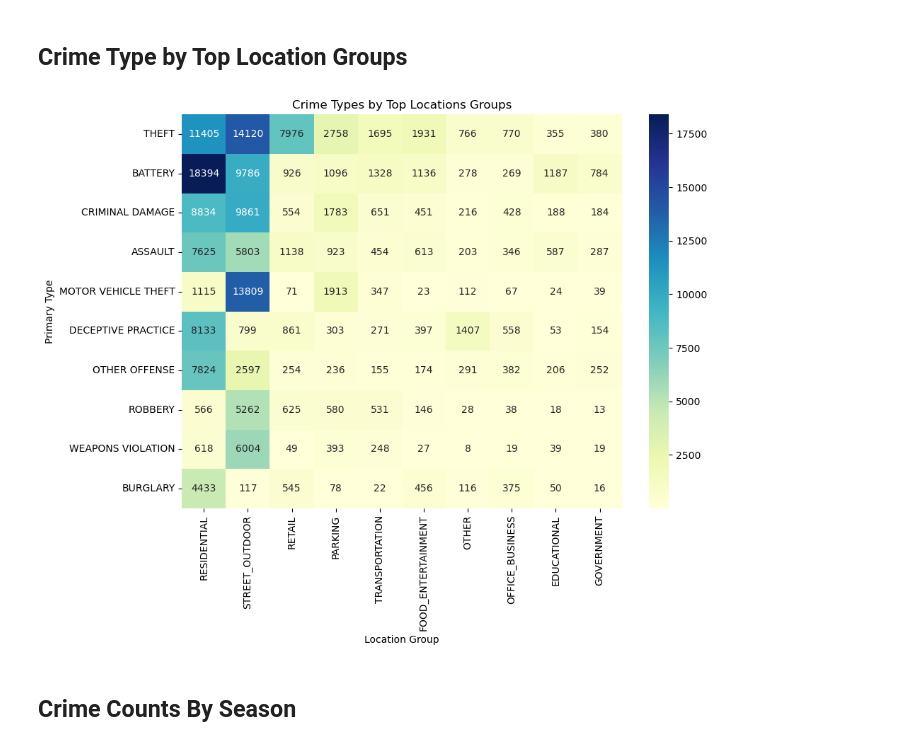
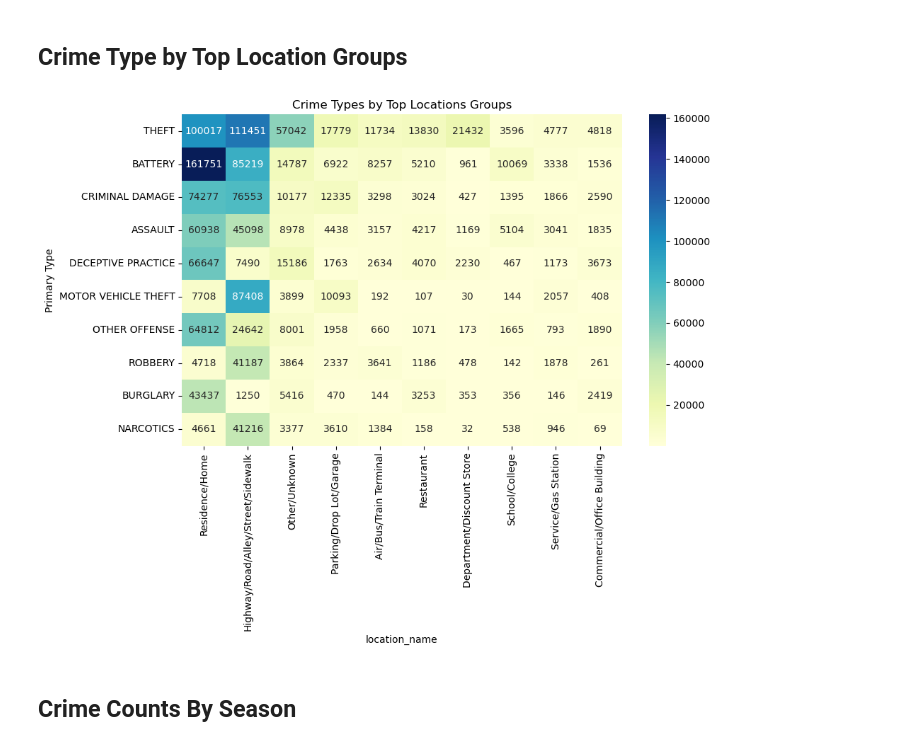
Before and after one commit to Lemonziz/IT5006Project, a Jupyter notebook: data_exploratory_v2.ipynb, the cells around one changed output. Cells and saved outputs as stored; diff of their text form; code cells hidden in the pictures.

```diff
--- a/data_exploratory_v2.ipynb
+++ b/data_exploratory_v2.ipynb
@@ -67 +59,4 @@ df_test.drop(["Date", "Location", "X Coordinate", "Y Coordinate"], axis=1, inpla
+# %%
+data_path = "data/"
+df = pd.read_csv(f"{data_path}classification_data.csv")
 # %%
@@ -192,17 +181,17 @@ plt.show()
 ## Crime Type by Top Location Groups
 # %%
 plt.figure(figsize=(10, 8))
-top_crimes = df_train["Primary Type"].value_counts().head(10).index
-top_locations = df_train["Location Group"].value_counts().head(10).index
-crime_by_location = pd.crosstab(df_train["Primary Type"], df_train["Location Group"])[
+top_crimes = df["Primary Type"].value_counts().head(10).index
+top_locations = df["location_name"].value_counts().head(10).index
+crime_by_location = pd.crosstab(df["Primary Type"], df["location_name"])[
     top_locations
 ].loc[top_crimes]
 sns.heatmap(crime_by_location, annot=True, cmap="YlGnBu", fmt="g")
 plt.title("Crime Types by Top Locations Groups")
 plt.tight_layout()
 plt.show()
 # %% [output]
-[figure, old version]
+[figure, new version]
 # %% [markdown]
 ## Crime Counts By Season
 # %%
```
Also changed, not shown: parts of 12 cells of this notebook, 1 other file.
